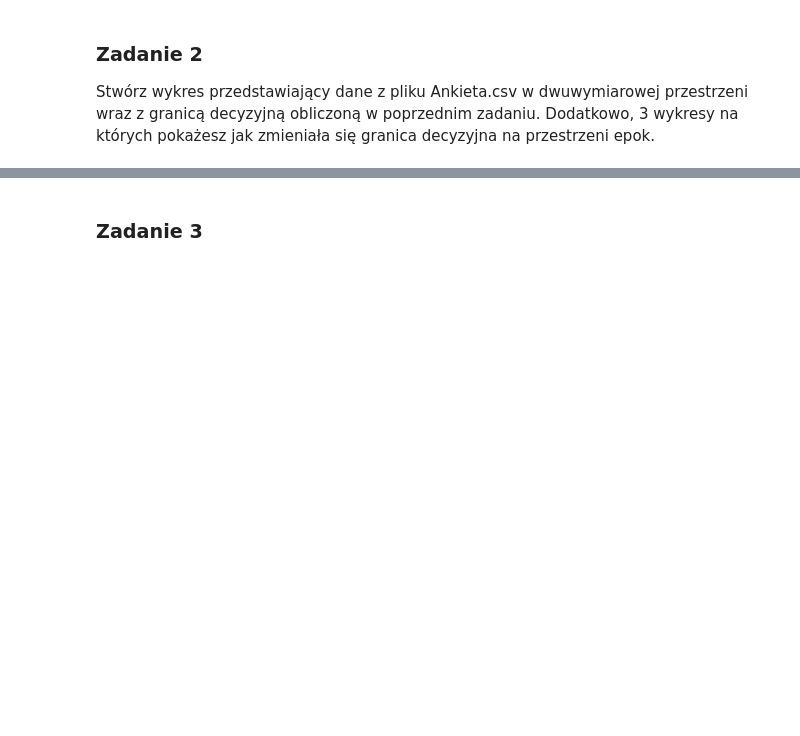
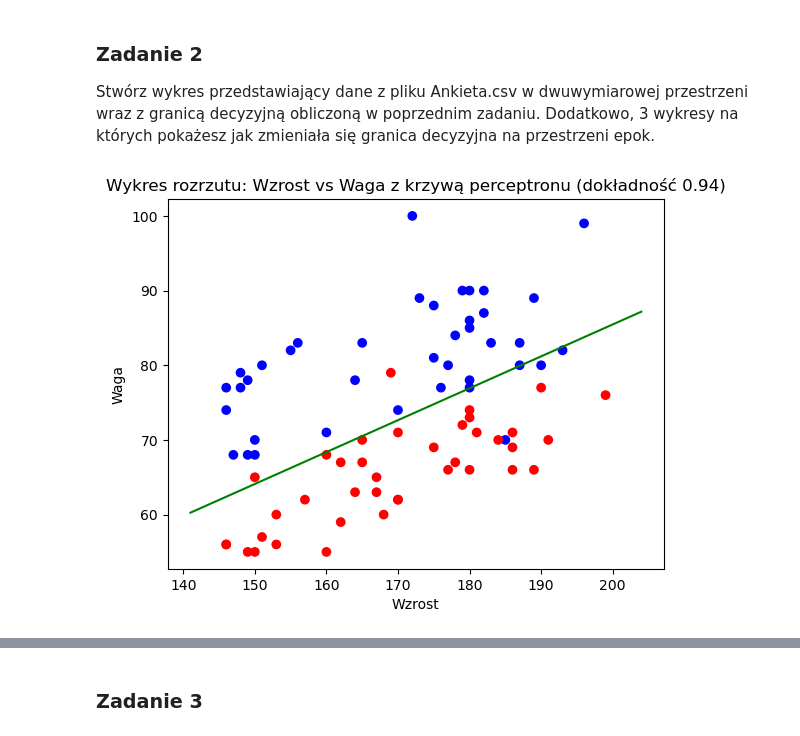
Before and after one commit to kamazur2002/pk_machine_learning, a Jupyter notebook: perceptron/160803_Kamila_Zur_Perceptron.ipynb, the cells around one changed output, grey strips where cells are left out. Cells and saved outputs as stored; diff of their text form; code cells hidden in the pictures; blank space fills up the shorter version.

```diff
--- a/perceptron/160803_Kamila_Zur_Perceptron.ipynb
+++ b/perceptron/160803_Kamila_Zur_Perceptron.ipynb
@@ -216,0 +310,15 @@ Stwórz wykres przedstawiający dane z pliku Ankieta.csv w dwuwymiarowej przestr
+# %%
+weights = weights_epochs[-1]
+x_values = np.linspace(data['wzrost'].min()-5, data['wzrost'].max()+5, 100)
+y_values = - (weights[2] * x_values + weights[0]) / weights[1]
+
+plt.plot(x_values, y_values, color='green', label='Krzywa perceptronu')
+
+plt.scatter(data['wzrost'], data['waga'], c=data['plec'], cmap='bwr')
+
+plt.xlabel('Wzrost')
+plt.ylabel('Waga')
+plt.title(f'Wykres rozrzutu: Wzrost vs Waga z krzywą perceptronu (dokładność {score[-1]:.2f})')
+plt.show()
+# %% [output]
+[figure, added]
```
Also changed, not shown: parts of 37 cells of this notebook, 1 other file.
